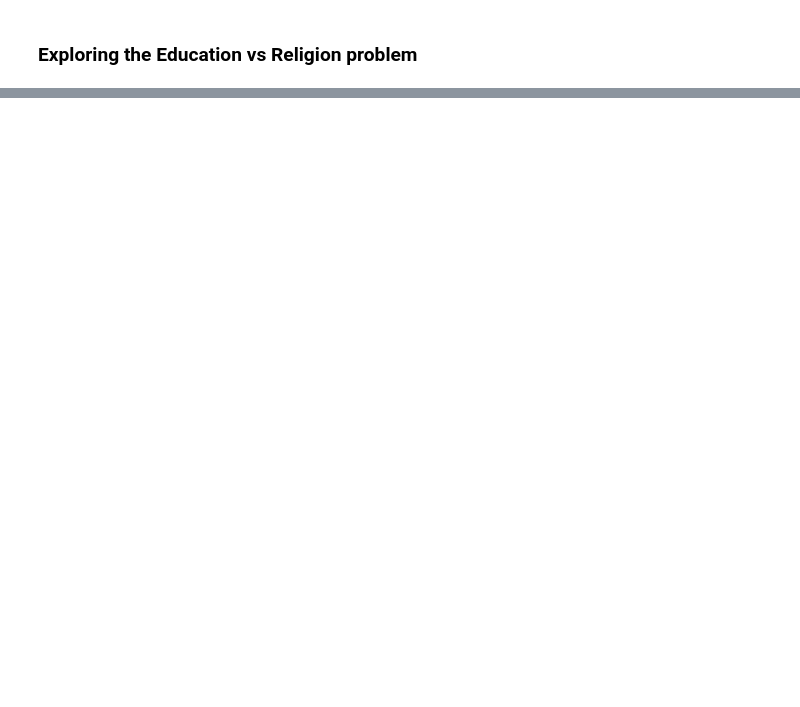
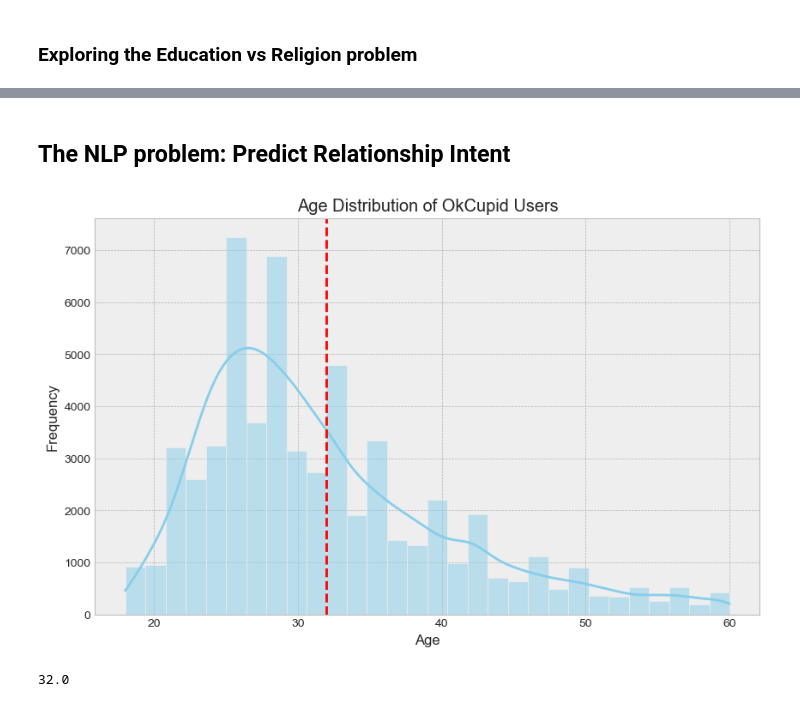
Before and after one commit to byPolo/OkCupid, a Jupyter notebook: Notebooks/OkCupid_DSP.ipynb, the cells around one changed output, grey strips where cells are left out. Cells and saved outputs as stored; diff of their text form; code cells hidden in the pictures; blank space fills up the shorter version.

```diff
--- a/Notebooks/OkCupid_DSP.ipynb
+++ b/Notebooks/OkCupid_DSP.ipynb
@@ -216,0 +247,23 @@ plt.show()
+# %% [markdown]
+## The NLP problem: Predict Relationship Intent
+# %%
+plt.style.use('bmh')
+sns.set_palette('viridis')
+
+clean_ages = profiles[profiles['age'] <= 60].copy()
+mean_age = clean_ages['age'].mean().round()
+
+# 3. Create the plot
+plt.figure(figsize=(10, 6))
+sns.histplot(data=clean_ages['age'], kde=True, color='skyblue', bins=30)
+plt.axvline(mean_age, color='red', linestyle='--')
+
+# 4. Formatting
+plt.title('Age Distribution of OkCupid Users')
+plt.xlabel('Age')
+plt.ylabel('Frequency')
+plt.show()
+print(mean_age)
+# %% [output]
+[figure, added]
+32.0
```
Also changed, not shown: parts of 6 cells of this notebook, 1 other file.
